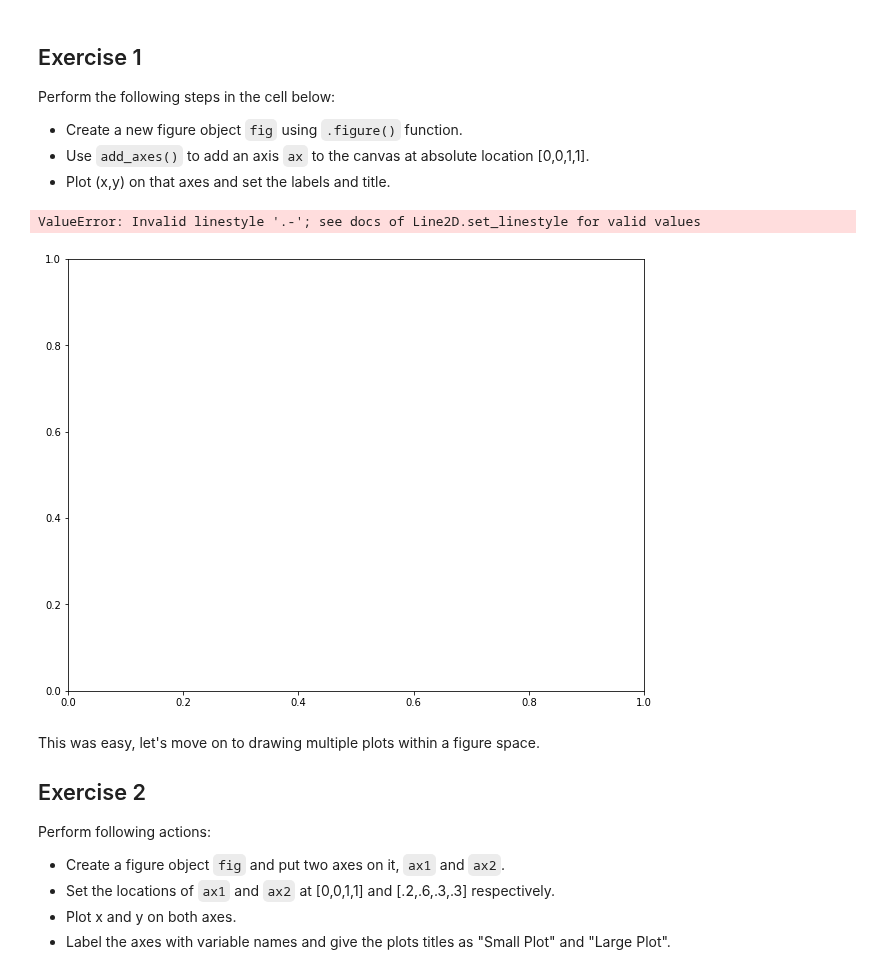
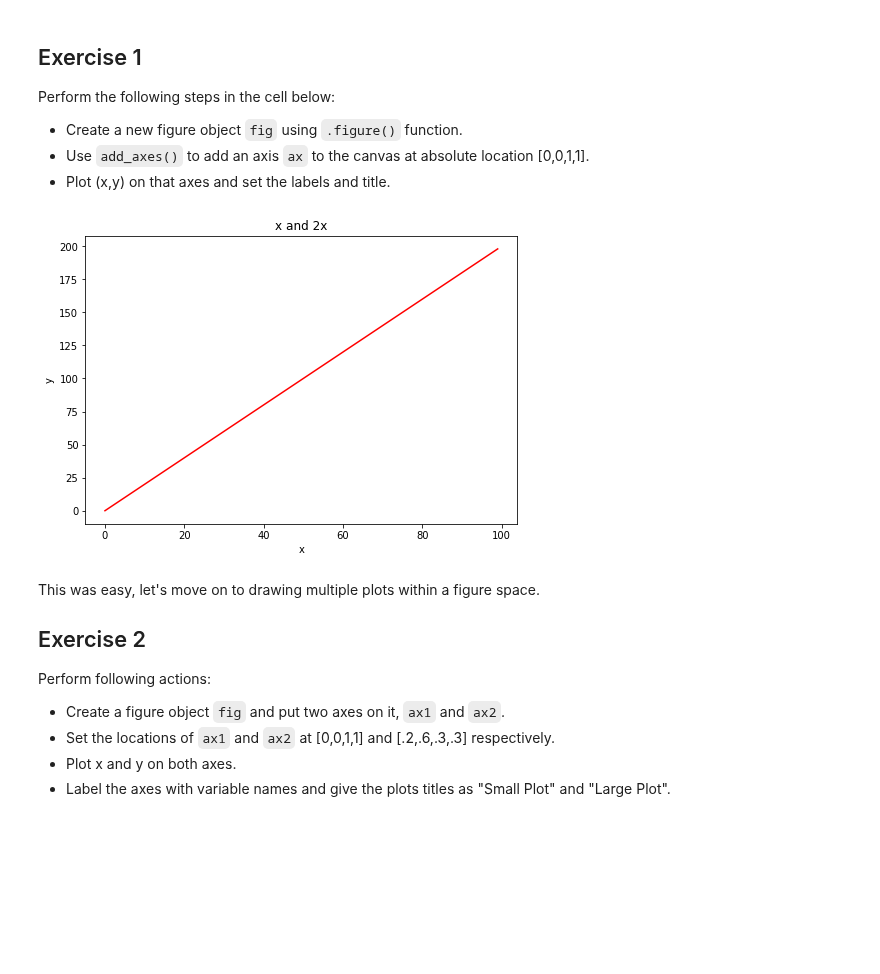
Before and after one commit to slieb74/dsc-1-03-13-customizing-visualizations-with-matplotlib-lab-nyc-career-ds-062518, a Jupyter notebook: index.ipynb, the cells around one changed output. Drawn from its saved outputs; the diff is of its cells as text; code cells hidden in the pictures; blank space fills up the shorter version.

```diff
--- a/index.ipynb
+++ b/index.ipynb
@@ -62,18 +62,17 @@ Perform the following steps in the cell below:
 * Use `add_axes()` to add an axis `ax` to the canvas at absolute location [0,0,1,1].
 * Plot (x,y) on that axes and set the labels and title.
 # %%
-fig = plt.figure(figsize=(8,6))
+fig = plt.figure(figsize=(6,4))
 
 ax = fig.add_axes([0,0,1,1])
-ax.plot(x,y, color='red', linestyle='.-')
+ax.plot(x,y, color='red')
 
 plt.title('x and 2x')
 plt.xlabel('x')
 plt.ylabel('y')
 plt.show()
 # %% [output]
-ValueError: Invalid linestyle '.-'; see docs of Line2D.set_linestyle for valid values
-[figure, old version]
+[figure, new version]
 # %% [markdown]
 This was easy, let's move on to drawing multiple plots within a figure space.
 
```
